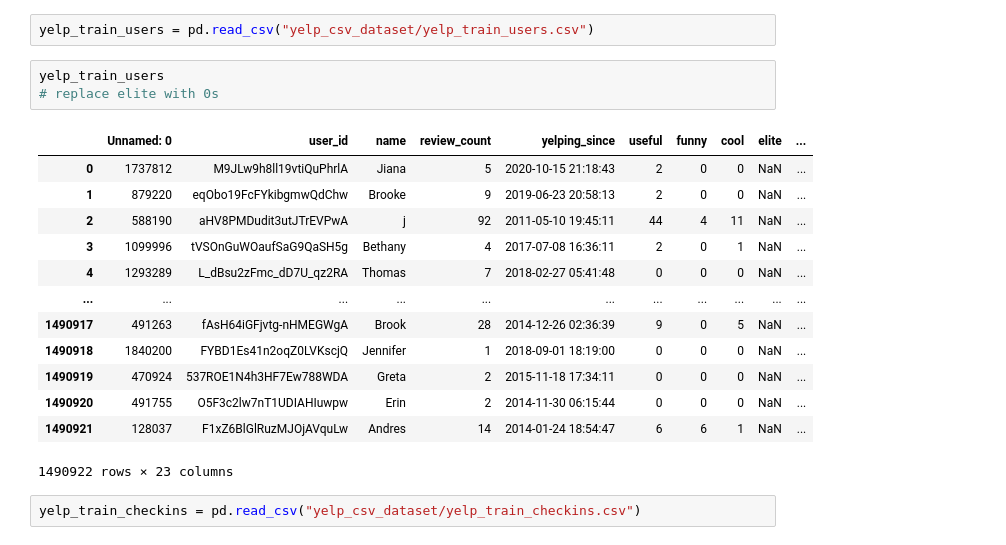
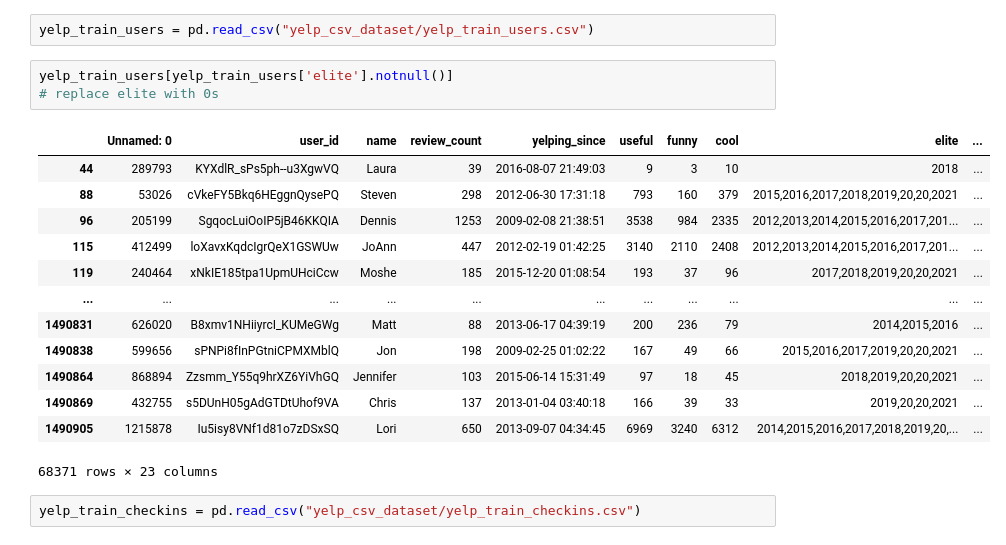
Before and after one commit to vagmi20/ds3010yelp, a Jupyter notebook: yelp_models.ipynb, the cells around one changed output. Saved outputs shown, nothing was run; the diff lists cells and outputs as text.

```diff
--- a/yelp_models.ipynb
+++ b/yelp_models.ipynb
@@ -16,22 +18,22 @@ yelp_train_reviews = pd.read_csv("yelp_csv_dataset/yelp_train_reviews.csv")
 # %%
 yelp_train_users = pd.read_csv("yelp_csv_dataset/yelp_train_users.csv")
 # %%
-yelp_train_users
+yelp_train_users[yelp_train_users['elite'].notnull()]
 # replace elite with 0s
 # %% [output]
 |  | Unnamed: 0 | user_id | name | review_count | yelping_since | useful | funny | cool | elite | ... |
-| 0 | 1737812 | M9JLw9h8ll19vtiQuPhrlA | Jiana | 5 | 2020-10-15 21:18:43 | 2 | 0 | 0 | NaN | ... |
-| 1 | 879220 | eqObo19FcFYkibgmwQdChw | Brooke | 9 | 2019-06-23 20:58:13 | 2 | 0 | 0 | NaN | ... |
-| 2 | 588190 | aHV8PMDudit3utJTrEVPwA | j | 92 | 2011-05-10 19:45:11 | 44 | 4 | 11 | NaN | ... |
-| 3 | 1099996 | tVSOnGuWOaufSaG9QaSH5g | Bethany | 4 | 2017-07-08 16:36:11 | 2 | 0 | 1 | NaN | ... |
-| 4 | 1293289 | L_dBsu2zFmc_dD7U_qz2RA | Thomas | 7 | 2018-02-27 05:41:48 | 0 | 0 | 0 | NaN | ... |
+| 44 | 289793 | KYXdlR_sPs5ph--u3XgwVQ | Laura | 39 | 2016-08-07 21:49:03 | 9 | 3 | 10 | 2018 | ... |
+| 88 | 53026 | cVkeFY5Bkq6HEggnQysePQ | Steven | 298 | 2012-06-30 17:31:18 | 793 | 160 | 379 | 2015,2016,2017,2018,2019,20,20,2021 | ... |
+| 96 | 205199 | SgqocLuiOoIP5jB46KKQIA | Dennis | 1253 | 2009-02-08 21:38:51 | 3538 | 984 | 2335 | 2012,2013,2014,2015,2016,2017,201... | ... |
+| 115 | 412499 | loXavxKqdcIgrQeX1GSWUw | JoAnn | 447 | 2012-02-19 01:42:25 | 3140 | 2110 | 2408 | 2012,2013,2014,2015,2016,2017,201... | ... |
+| 119 | 240464 | xNkIE185tpa1UpmUHciCcw | Moshe | 185 | 2015-12-20 01:08:54 | 193 | 37 | 96 | 2017,2018,2019,20,20,2021 | ... |
 | ... | ... | ... | ... | ... | ... | ... | ... | ... | ... | ... |
-| 1490917 | 491263 | fAsH64iGFjvtg-nHMEGWgA | Brook | 28 | 2014-12-26 02:36:39 | 9 | 0 | 5 | NaN | ... |
-| 1490918 | 1840200 | FYBD1Es41n2oqZ0LVKscjQ | Jennifer | 1 | 2018-09-01 18:19:00 | 0 | 0 | 0 | NaN | ... |
-| 1490919 | 470924 | 537ROE1N4h3HF7Ew788WDA | Greta | 2 | 2015-11-18 17:34:11 | 0 | 0 | 0 | NaN | ... |
-| 1490920 | 491755 | O5F3c2lw7nT1UDIAHIuwpw | Erin | 2 | 2014-11-30 06:15:44 | 0 | 0 | 0 | NaN | ... |
-| 1490921 | 128037 | F1xZ6BlGlRuzMJOjAVquLw | Andres | 14 | 2014-01-24 18:54:47 | 6 | 6 | 1 | NaN | ... |
+| 1490831 | 626020 | B8xmv1NHiiyrcI_KUMeGWg | Matt | 88 | 2013-06-17 04:39:19 | 200 | 236 | 79 | 2014,2015,2016 | ... |
+| 1490838 | 599656 | sPNPi8fInPGtniCPMXMblQ | Jon | 198 | 2009-02-25 01:02:22 | 167 | 49 | 66 | 2015,2016,2017,2019,20,20,2021 | ... |
+| 1490864 | 868894 | Zzsmm_Y55q9hrXZ6YiVhGQ | Jennifer | 103 | 2015-06-14 15:31:49 | 97 | 18 | 45 | 2018,2019,20,20,2021 | ... |
+| 1490869 | 432755 | s5DUnH05gAdGTDtUhof9VA | Chris | 137 | 2013-01-04 03:40:18 | 166 | 39 | 33 | 2019,20,20,2021 | ... |
+| 1490905 | 1215878 | Iu5isy8VNf1d81o7zDSxSQ | Lori | 650 | 2013-09-07 04:34:45 | 6969 | 3240 | 6312 | 2014,2015,2016,2017,2018,2019,20,... | ... |
-1490922 rows × 23 columns
+68371 rows × 23 columns
 # %%
 yelp_train_checkins = pd.read_csv("yelp_csv_dataset/yelp_train_checkins.csv")
 # %%
```
Also changed, not shown: parts of 1 cell of this notebook.
